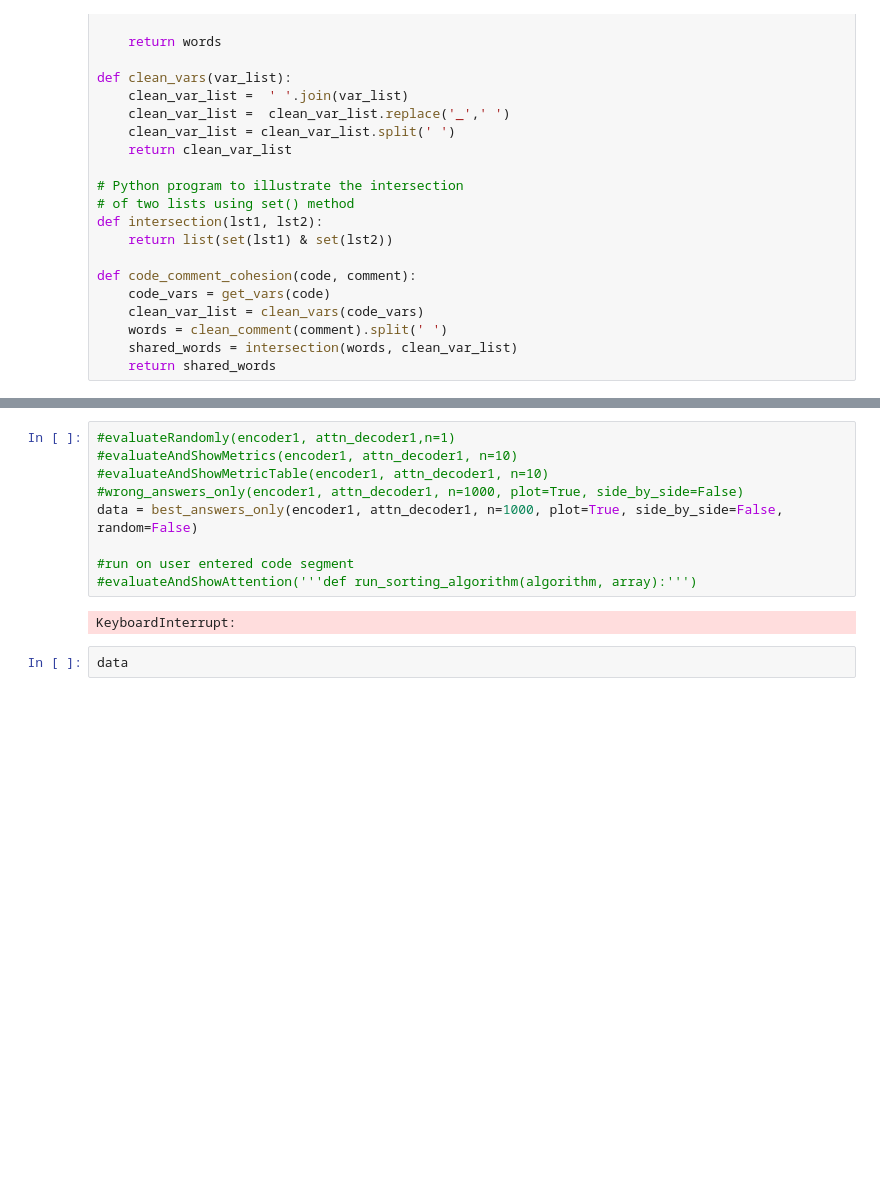
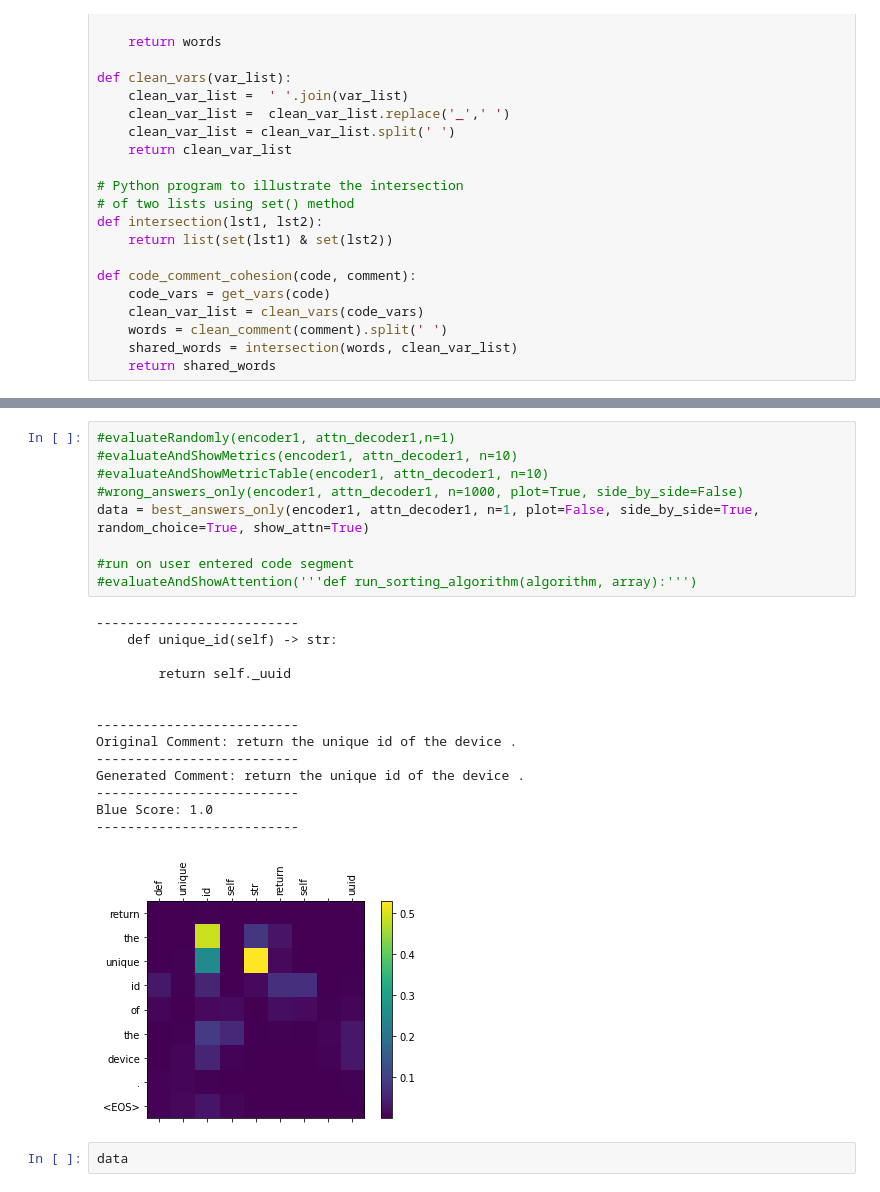
Before and after one commit to Avielstein/Code-Analysis-Tool-Kit, a Jupyter notebook: NMT_attn.ipynb, the cells around one changed output, grey strips where cells are left out. Saved outputs shown, nothing was run; the diff lists cells and outputs as text; blank space fills up the shorter version.

```diff
--- a/NMT_attn.ipynb
+++ b/NMT_attn.ipynb
@@ -1405,14 +1433,27 @@ torch.Size([11, 100])
 # %%
 #evaluateRandomly(encoder1, attn_decoder1,n=1)
 #evaluateAndShowMetrics(encoder1, attn_decoder1, n=10)
 #evaluateAndShowMetricTable(encoder1, attn_decoder1, n=10)
 #wrong_answers_only(encoder1, attn_decoder1, n=1000, plot=True, side_by_side=False)
-data = best_answers_only(encoder1, attn_decoder1, n=1000, plot=True, side_by_side=False, random=False)
+data = best_answers_only(encoder1, attn_decoder1, n=1, plot=False, side_by_side=True, random_choice=True, show_attn=True)
 
 #run on user entered code segment
 #evaluateAndShowAttention('''def run_sorting_algorithm(algorithm, array):''')
 # %% [output]
-KeyboardInterrupt:
+--------------------------
+    def unique_id(self) -> str:
+
+        return self._uuid
+
+
+--------------------------
+Original Comment: return the unique id of the device .
+--------------------------
+Generated Comment: return the unique id of the device .
+--------------------------
+Blue Score: 1.0
+--------------------------
+[figure, added]
 # %%
 data
 # %% [output]
```
Also changed, not shown: parts of 7 cells of this notebook.
